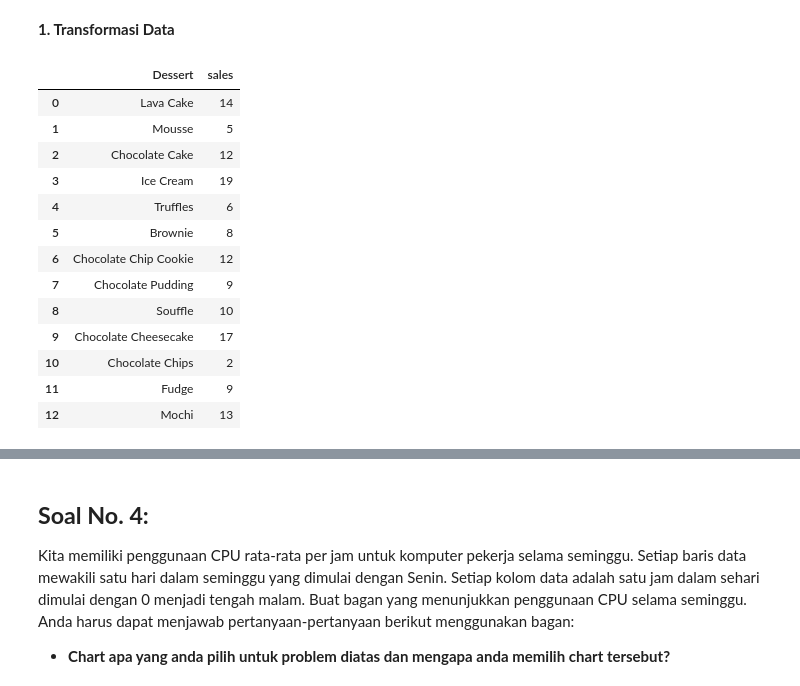
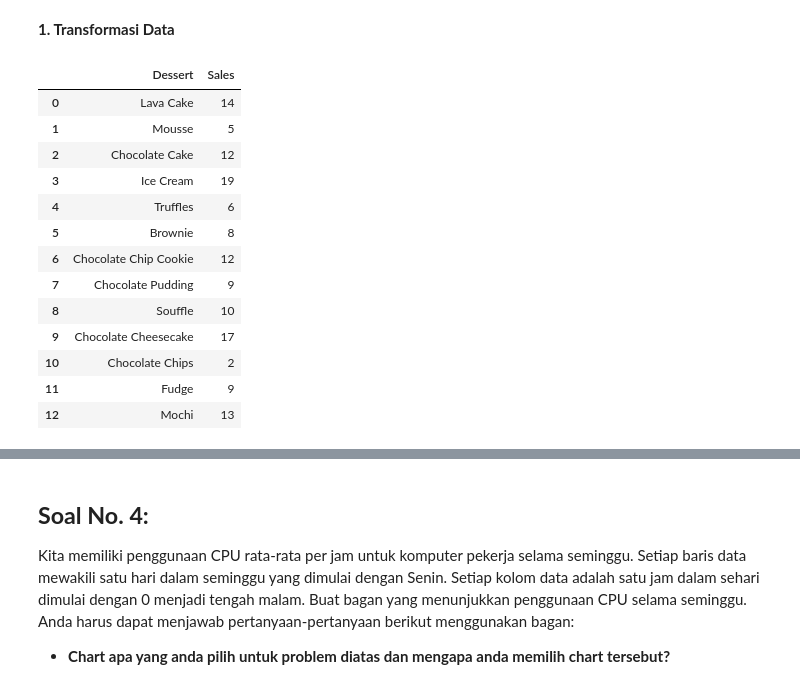
Before and after one commit to notnsas/data-science-application-college-task, a Jupyter notebook: mid_test/UTS_data_science_application_college_subject.ipynb, the cells around one changed output, grey strips where cells are left out. Saved outputs shown, nothing was run; the diff lists cells and outputs as text; code cells hidden in the pictures.

```diff
--- a/mid_test/UTS_data_science_application_college_subject.ipynb
+++ b/mid_test/UTS_data_science_application_college_subject.ipynb
@@ -258,10 +258,10 @@ dessert_sales = {
 # %% [markdown]
 **1. Transformasi Data**
 # %%
-dessert_sales_df = pd.DataFrame(list(dessert_sales.items()), columns=['Dessert', 'sales'])
+dessert_sales_df = pd.DataFrame(list(dessert_sales.items()), columns=['Dessert', 'Sales'])
 dessert_sales_df
 # %% [output]
-|  | Dessert | sales |
+|  | Dessert | Sales |
 | 0 | Lava Cake | 14 |
 | 1 | Mousse | 5 |
 | 2 | Chocolate Cake | 12 |
```
Also changed, not shown: parts of 2 cells of this notebook.
